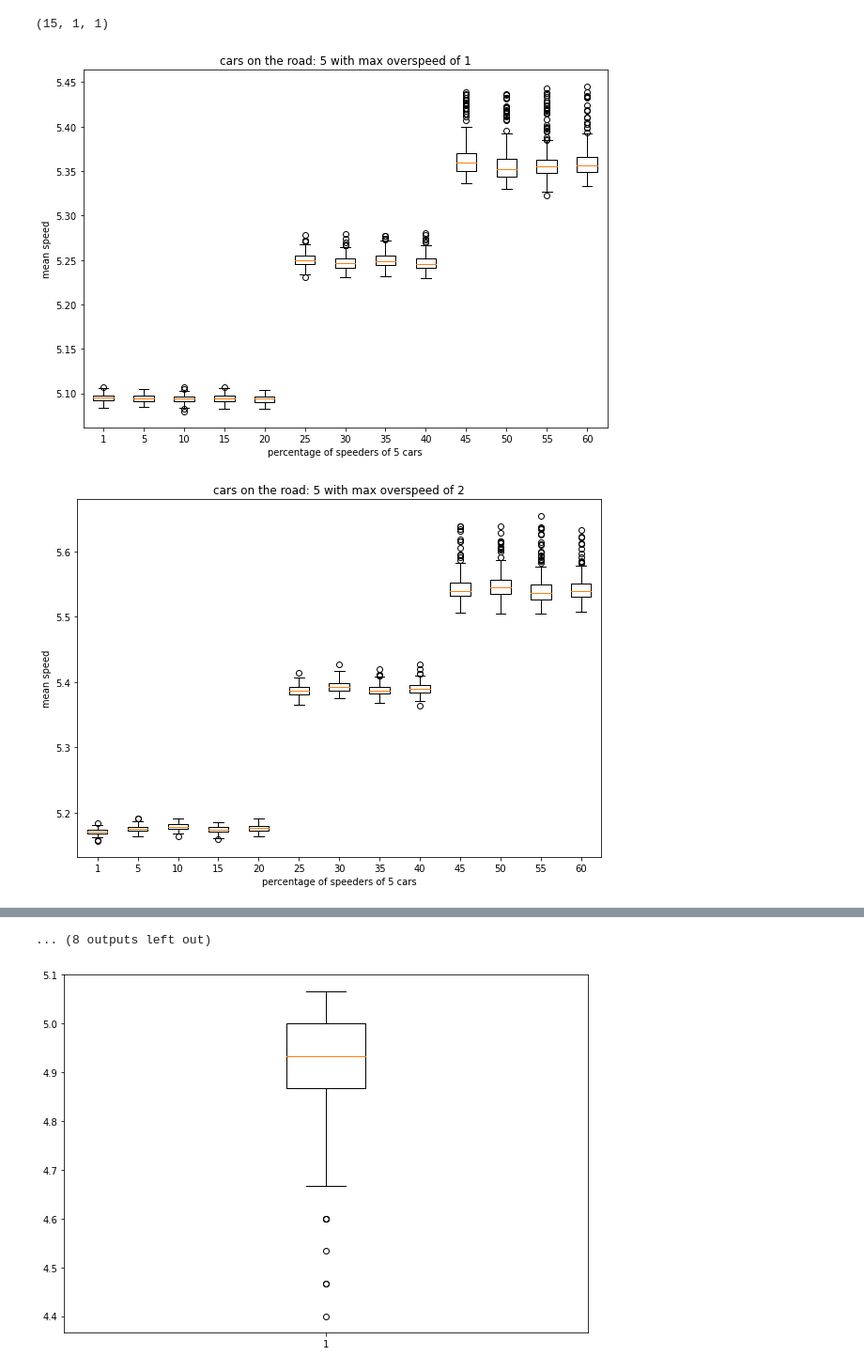
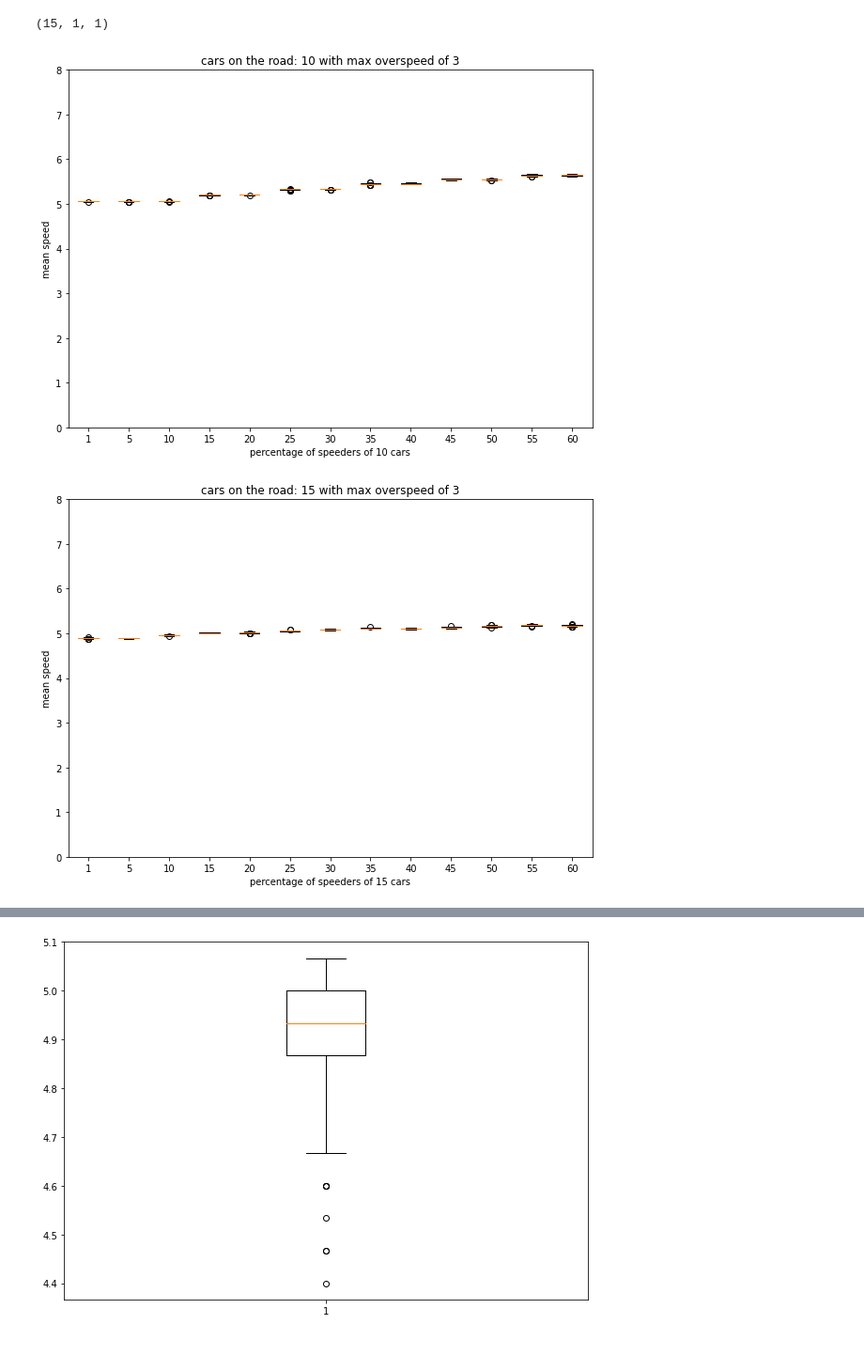
Before and after one commit to Johanvandeglind/Sim-Prog-Opdracht_4, a Jupyter notebook: Read data.ipynb, the cells around one changed output, grey strips where cells are left out. Shown at 94% size. Cells and saved outputs as stored; diff of their text form; code cells hidden in the pictures.

```diff
--- a/Read data.ipynb
+++ b/Read data.ipynb
@@ -93,24 +93,24 @@ print(next(iter(means)),means[next(iter(means))])
  5.0976 5.0978 5.091  5.0942 5.1012]
 (15, 1, 1)
 # %%
-car_amount = [5,10,15,30,60]
+car_amount = [10,15,30,60]
 maximum_speeding= [1,2,3,5]
 for cars in car_amount:
-    for overspeed in maximum_speeding:
-        values = []
-        keys = []
-        for key,value in means.items():
-             if key[0] == cars and key[2] == overspeed:
-                    values.append(value)
-                    keys.append(key[1])
-
-        plt.figure(figsize =(10, 7))
-        #plt.xticks(rotation = 45)
-        plt.boxplot(values, labels=keys)
-        plt.ylabel(f'mean speed')
-        plt.xlabel(f'percentage of speeders of {cars} cars')
-        plt.title(f'cars on the road: {cars} with max overspeed of {overspeed}')
-        plt.show()
+    #for overspeed in maximum_speeding:
+    values = []
+    keys = []
+    for key,value in means.items():
+         if key[0] == cars and key[2] == 3:
+                values.append(value)
+                keys.append(key[1])
+    plt.figure(figsize =(10, 7))
+    #plt.xticks(rotation = 45)
+    plt.boxplot(values, labels=keys)
+    plt.ylabel(f'mean speed')
+    plt.ylim(0,8)
+    plt.xlabel(f'percentage of speeders of {cars} cars')
+    plt.title(f'cars on the road: {cars} with max overspeed of {3}')
+    plt.show()
 # %% [output]
-[figure, old version]
+[figure, new version]
-[figure, old version]
+[figure, new version]
@@ -127,4 +119,3 @@ for cars in car_amount:
-... (8 outputs left out)
 # %%
 fig = plt.figure(figsize =(10, 7))
 
```
Also changed, not shown: parts of 1 cell of this notebook, 1 other file.
